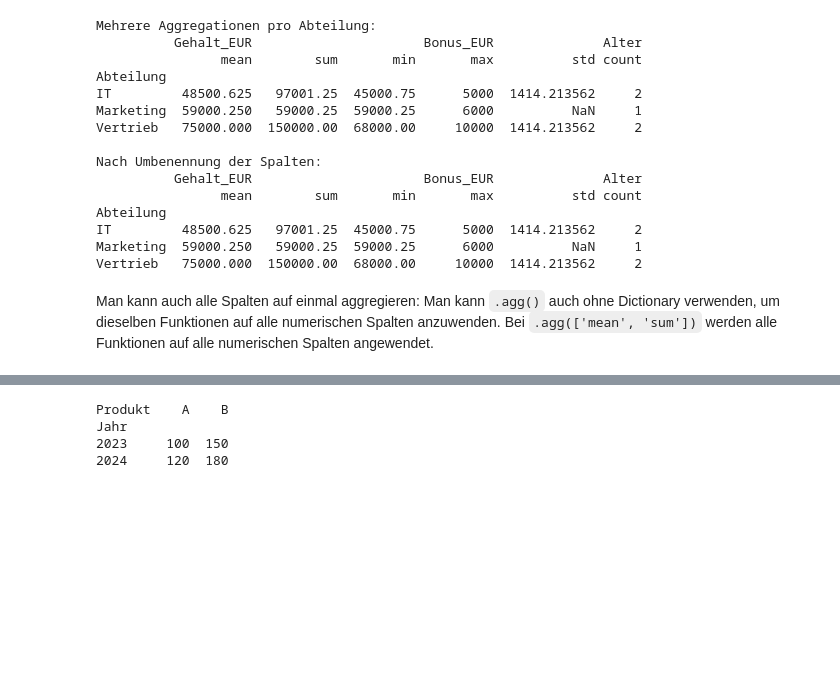
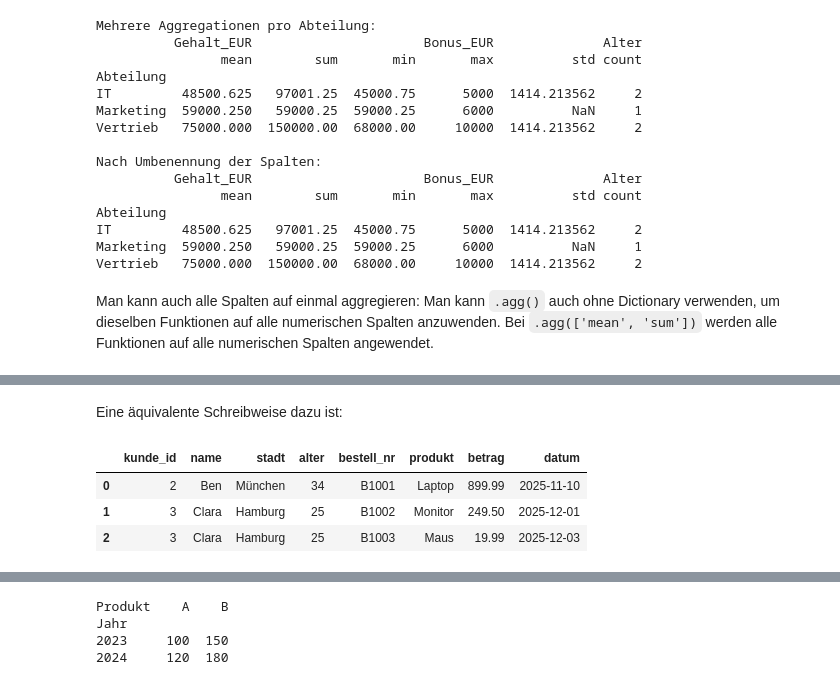
Before and after one commit to EikeSuemper/Meine-Lernreise-Aktuariat-QuantFinance, a Jupyter notebook: 01_Grundlagen/Python/Datenmanipulation_mit_pandas.ipynb, the cells around one changed output, grey strips where cells are left out. Cells and saved outputs as stored; diff of their text form; code cells hidden in the pictures; blank space fills up the shorter version.

```diff
--- a/01_Grundlagen/Python/Datenmanipulation_mit_pandas.ipynb
+++ b/01_Grundlagen/Python/Datenmanipulation_mit_pandas.ipynb
@@ -515,0 +545,9 @@ Dabei darf jede Kombination aus Index und Spalten nur genau einen Wert besitzen.
+# %% [markdown]
+Eine äquivalente Schreibweise dazu ist:
+# %%
+pd.merge(df1, df2, how = "inner", on = "kunde_id")
+# %% [output]
+|  | kunde_id | name | stadt | alter | bestell_nr | produkt | betrag | datum |
+| 0 | 2 | Ben | München | 34 | B1001 | Laptop | 899.99 | 2025-11-10 |
+| 1 | 3 | Clara | Hamburg | 25 | B1002 | Monitor | 249.50 | 2025-12-01 |
+| 2 | 3 | Clara | Hamburg | 25 | B1003 | Maus | 19.99 | 2025-12-03 |
```
Also changed, not shown: parts of 7 cells of this notebook.
